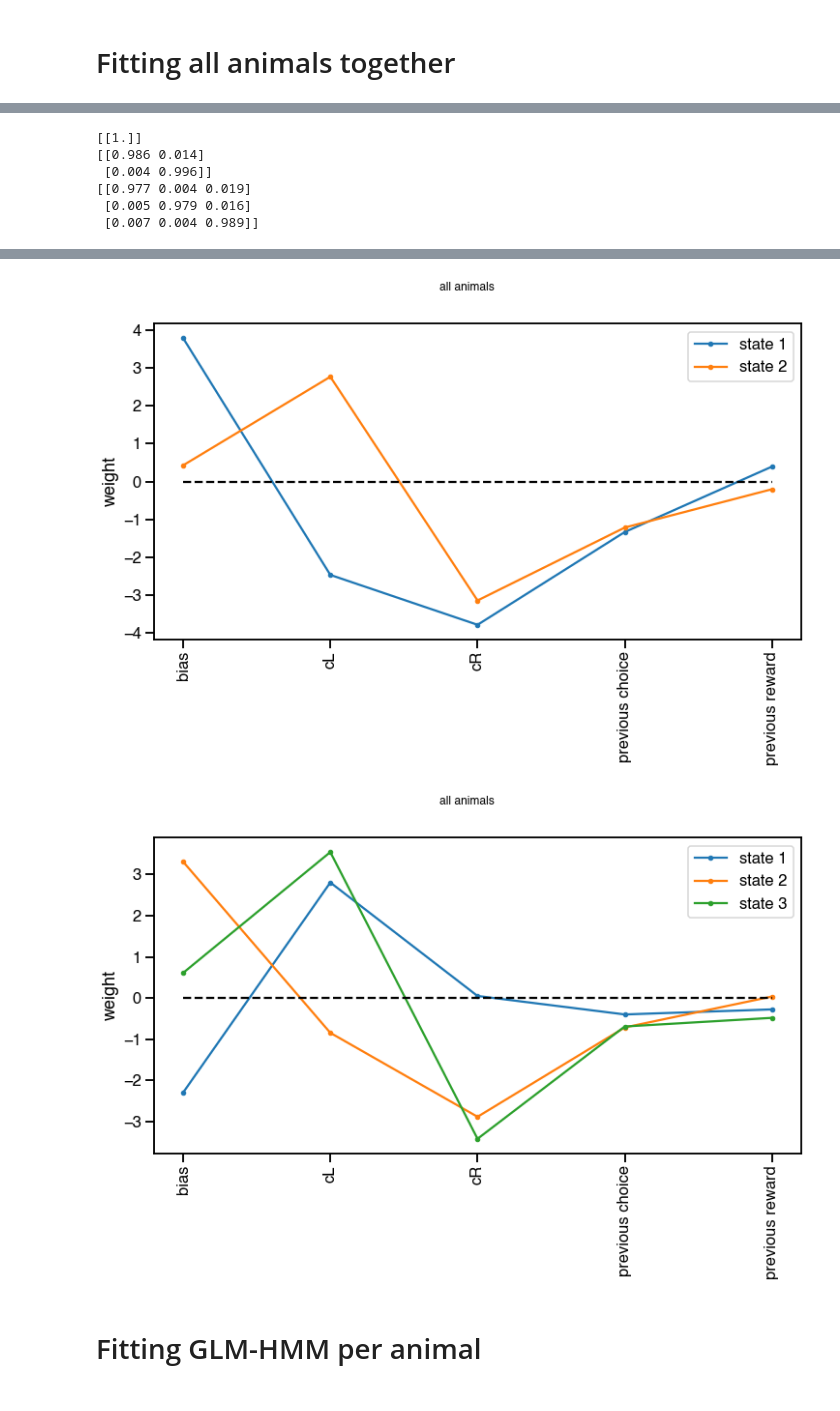
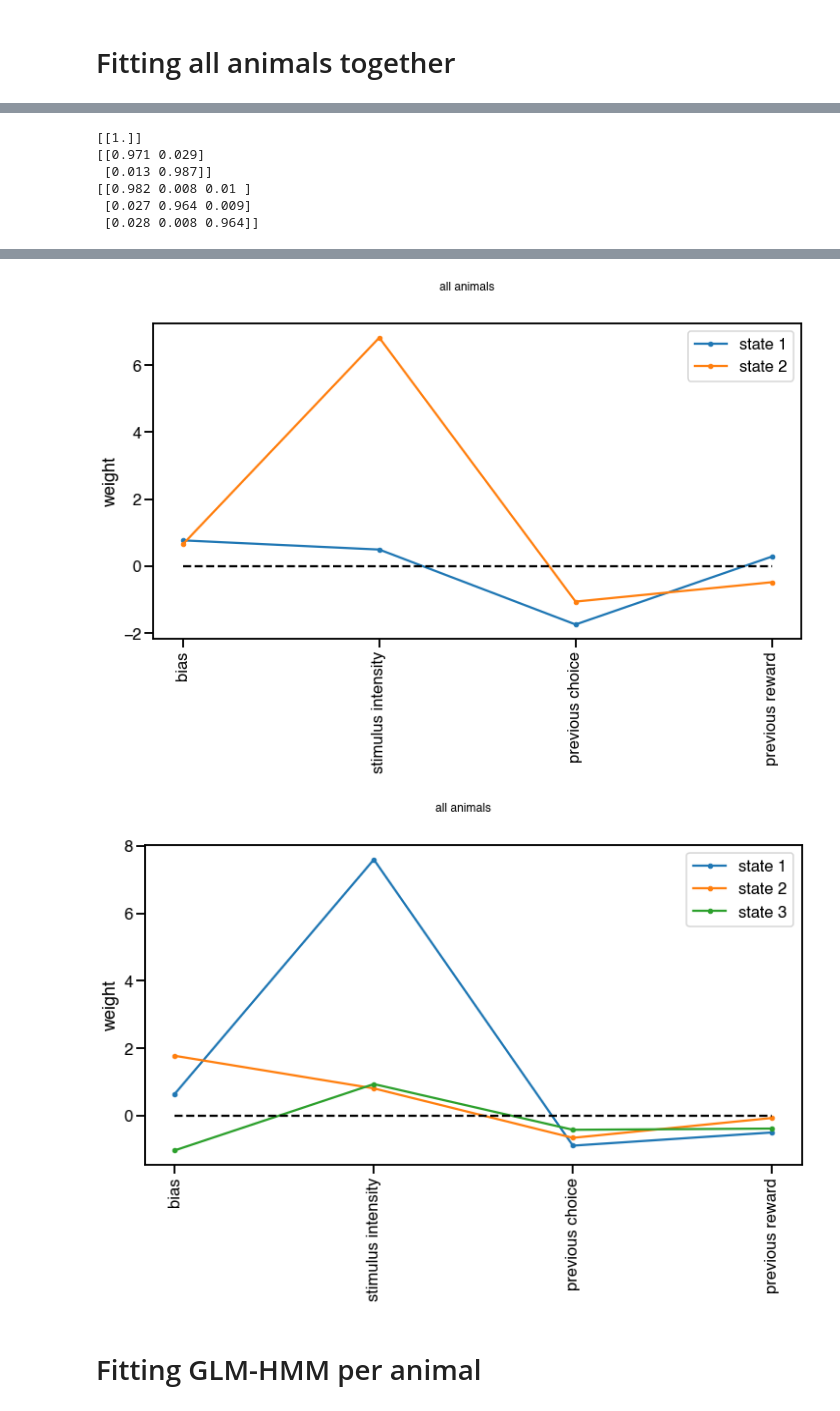
Before and after one commit to lenca56/Pillow_dGLM-HMM, a Jupyter notebook: code/IBL_Iris-GLM_HMM.ipynb, the cells around one changed output, grey strips where cells are left out. Drawn from its saved outputs; the diff is of its cells as text; code cells hidden in the pictures.

```diff
--- a/code/IBL_Iris-GLM_HMM.ipynb
+++ b/code/IBL_Iris-GLM_HMM.ipynb
@@ -202,5 +205,5 @@ Init  3
 # %%
-D = 5
+D = 4
 for K in [1,2,3]:
     bestGLMHMM = pickle.load(open(f'../data_IBL/IBL_allAnimals_bestGLMHMM_D={D}_states-' + str(K) + '.pickle', 'rb'))
     print(np.round(bestGLMHMM.A,3))
@@ -212,7 +215,7 @@ for K in [1,2,3]:
     np.save(f'../data_IBL/W_IBL_allAnimals_bestGLMHMM-Iris_D={D}_{K}-state', w)
     np.save(f'../data_IBL/P_IBL_allAnimals_bestGLMHMM-Iris_D={D}_{K}-state', bestGLMHMM.A)
 
-    xlabels = ['bias', 'cL', 'cR','previous choice','previous reward']
+    xlabels = ['bias', 'stimulus intensity','previous choice','previous reward']
     legend = []
     fig, axes = plt.subplots(1,figsize=(12,6))
     fig.suptitle('all animals')
@@ -222,8 +225,8 @@ for K in [1,2,3]:
     axes.legend()
 # %% [output]
 [[1.]]
-[[0.986 0.014]
- [0.004 0.996]]
-[[0.977 0.004 0.019]
- [0.005 0.979 0.016]
- [0.007 0.004 0.989]]
+[[0.971 0.029]
+ [0.013 0.987]]
+[[0.982 0.008 0.01 ]
+ [0.027 0.964 0.009]
+ [0.028 0.008 0.964]]
@@ -231,5 +234,5 @@ for K in [1,2,3]:
-[figure, old version]
+[figure, new version]
-[figure, old version]
+[figure, new version]
 # %% [markdown]
 # Fitting GLM-HMM per animal
 # %%
```
Also changed, not shown: parts of 2 cells of this notebook, 1 other file.
